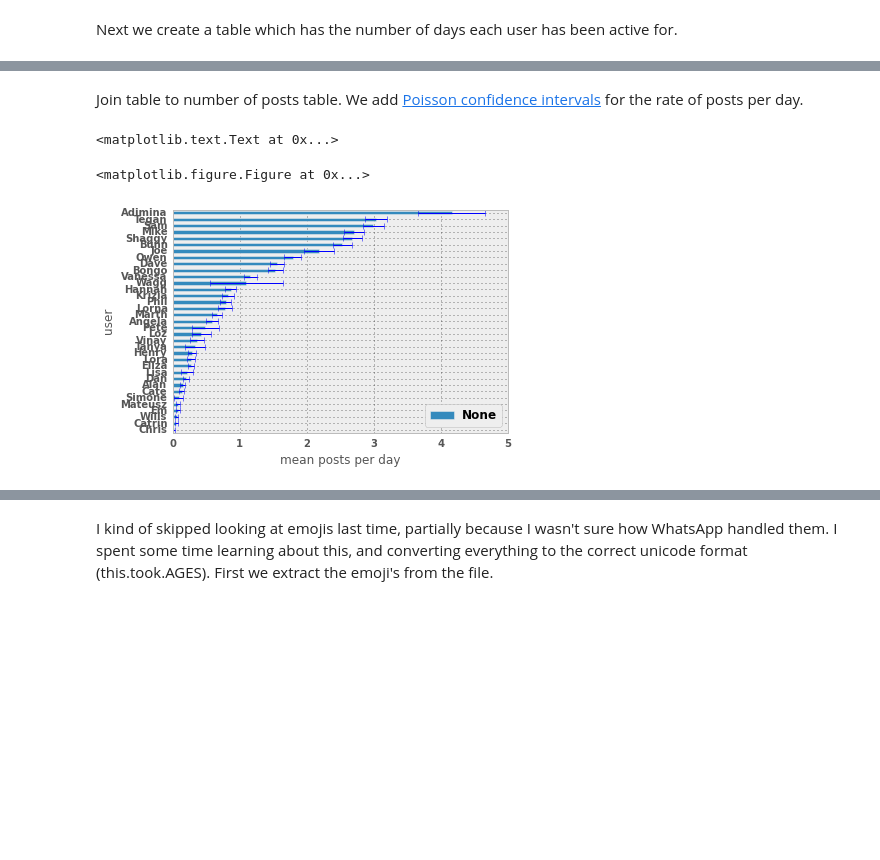
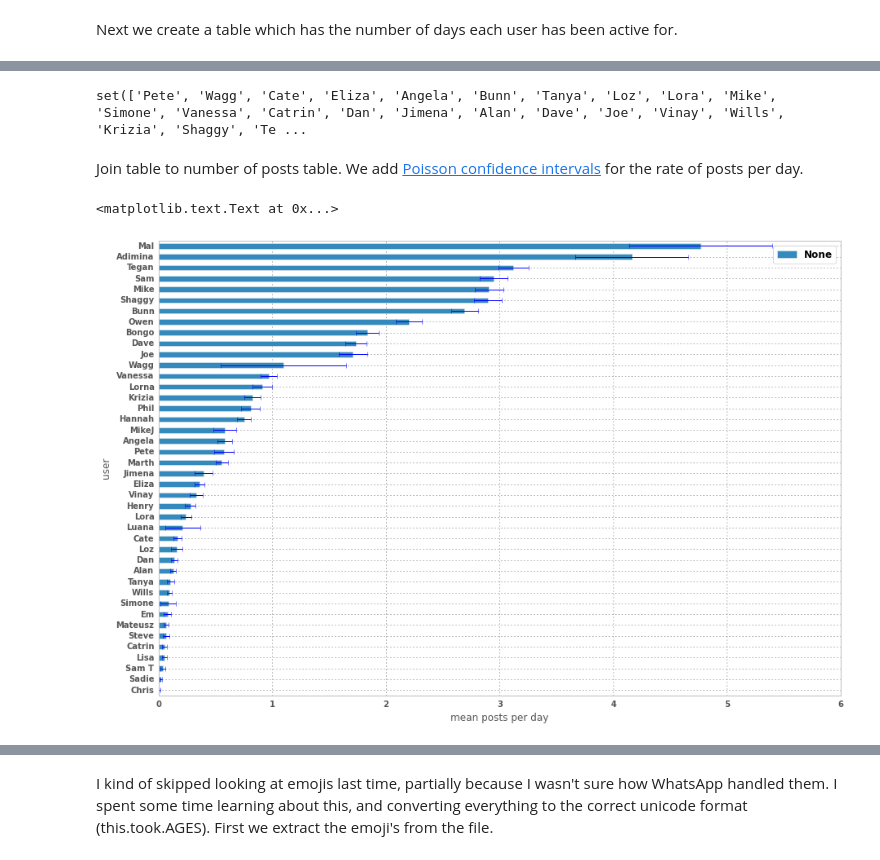
Before and after one commit to swarbrickjones/Horde_Analysis, a Jupyter notebook: 2015_02_04_posts_over_time.ipynb, the cells around one changed output, grey strips where cells are left out. Cells and saved outputs as stored; diff of their text form; code cells hidden in the pictures; blank space fills up the shorter version.

```diff
--- a/2015_02_04_posts_over_time.ipynb
+++ b/2015_02_04_posts_over_time.ipynb
@@ -114,3 +201,7 @@ days_active_table.to_csv('data/days_active_table.csv',index = False)
+# %%
+print user_names
+# %% [output]
+set(['Pete', 'Wagg', 'Cate', 'Eliza', 'Angela', 'Bunn', 'Tanya', 'Loz', 'Lora', 'Mike', 'Simone', 'Vanessa', 'Catrin', 'Dan', 'Jimena', 'Alan', 'Dave', 'Joe', 'Vinay', 'Wills', 'Krizia', 'Shaggy', 'Te ...
 # %% [markdown]
 Join table to number of posts table.  We add [Poisson confidence intervals](http://en.wikipedia.org/wiki/Poisson_distribution#Confidence_interval) for the rate of posts per day.
 # %%
@@ -124,37 +215,35 @@ def lower_poisson_CI(k, n, a):
 
 def upper_poisson_CI(k, n, a):
     return gammaincinv (k + 1, 1 - 0.5 * a)/n
 
 a = 0.05
 
 def get_poisson_CI(row, sample_nums, count_nums):
     n = row[1].get_value(sample_nums)
     count = row[1].get_value(count_nums)
     mean = count * 1.0 / n
     return mean, mean-lower_poisson_CI(count, n, a), upper_poisson_CI(count, n, a)-mean
 
 def get_binomial_CI(row, sample_nums, count_nums):
     n = row[1].get_value(sample_nums)
     count = row[1].get_value(count_nums)
     mean = count * 1.0 / n
     return mean, mean-lower_poisson_CI(count, n, a), upper_poisson_CI(count, n, a)-mean
 
 def create_barh_poisson_CIs(df, group_row, sample_nums, count_nums):
     CI_tuples = [get_poisson_CI(row, sample_nums, count_nums) for row in df.iterrows()]
     df['mean']=[CI_tuple[0] for CI_tuple in CI_tuples]
     df['lower_CI']=[CI_tuple[1] for CI_tuple in CI_tuples]
     df['upper_CI']=[CI_tuple[2] for CI_tuple in CI_tuples]
     df.sort(columns = 'mean', inplace = True,ascending = True)
     assymetric_error = [df['lower_CI'].values,df['upper_CI'].values]
-    df.plot(x=group_row, y='mean',kind='barh',xerr = assymetric_error, ecolor = 'b')
+    df.plot(x=group_row, y='mean',kind='barh',xerr = assymetric_error, ecolor = 'b',figsize=(15,10))
 
-plt.figure(figsize=(15,10))
 create_barh_poisson_CIs(user_post_freqs, 'user', 'days_active','count')
 xlabel('mean posts per day')
 # %% [output]
 <matplotlib.text.Text at 0x...>
-<matplotlib.figure.Figure at 0x...>
-[figure, old version]
+[figure, new version]
 # %%
 from datetime import datetime, timedelta, date
 from scipy import interpolate
```
Also changed, not shown: parts of 30 cells of this notebook, 47 other files.
